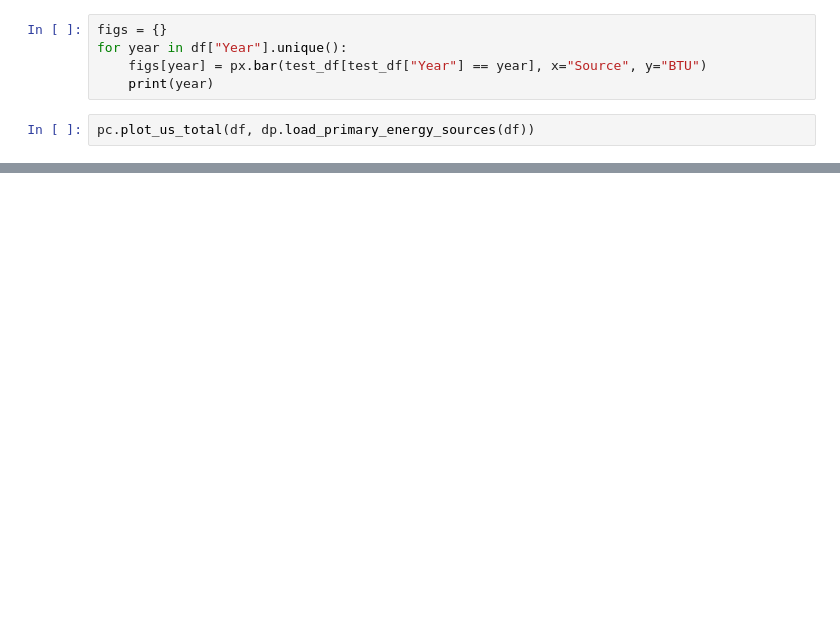
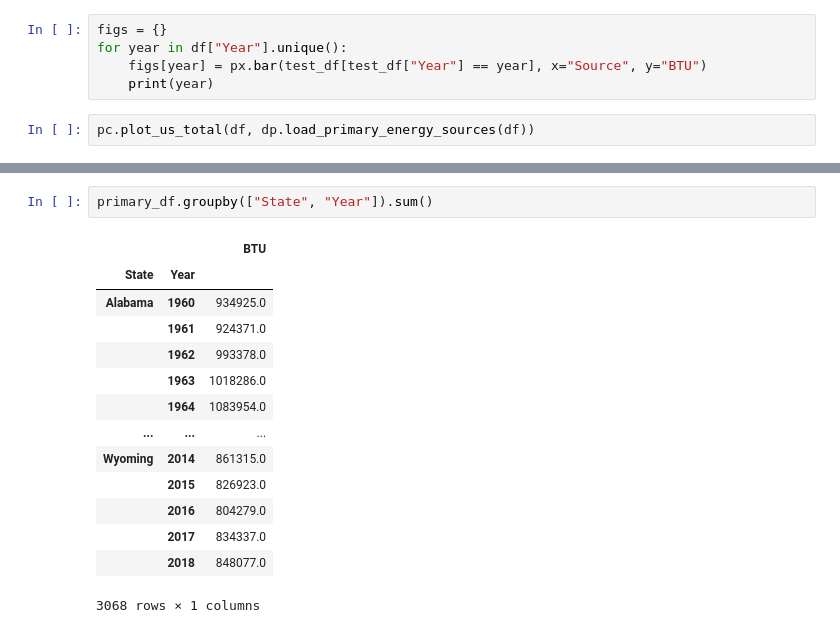
Before and after one commit to chris-greening/US-Energy, a Jupyter notebook: visualizations.ipynb, the cells around one changed output, grey strips where cells are left out. Drawn from its saved outputs; the diff is of its cells as text; blank space fills up the shorter version.

```diff
--- a/visualizations.ipynb
+++ b/visualizations.ipynb
@@ -223,0 +436,17 @@ pc.plot_us_total(df, dp.load_primary_energy_sources(df))
+# %%
+primary_df.groupby(["State", "Year"]).sum()
+# %% [output]
+|  |  | BTU |
+| State | Year |  |
+| Alabama | 1960 | 934925.0 |
+|  | 1961 | 924371.0 |
+|  | 1962 | 993378.0 |
+|  | 1963 | 1018286.0 |
+|  | 1964 | 1083954.0 |
+| ... | ... | ... |
+| Wyoming | 2014 | 861315.0 |
+|  | 2015 | 826923.0 |
+|  | 2016 | 804279.0 |
+|  | 2017 | 834337.0 |
+|  | 2018 | 848077.0 |
+3068 rows × 1 columns
```
Also changed, not shown: parts of 10 cells of this notebook.
